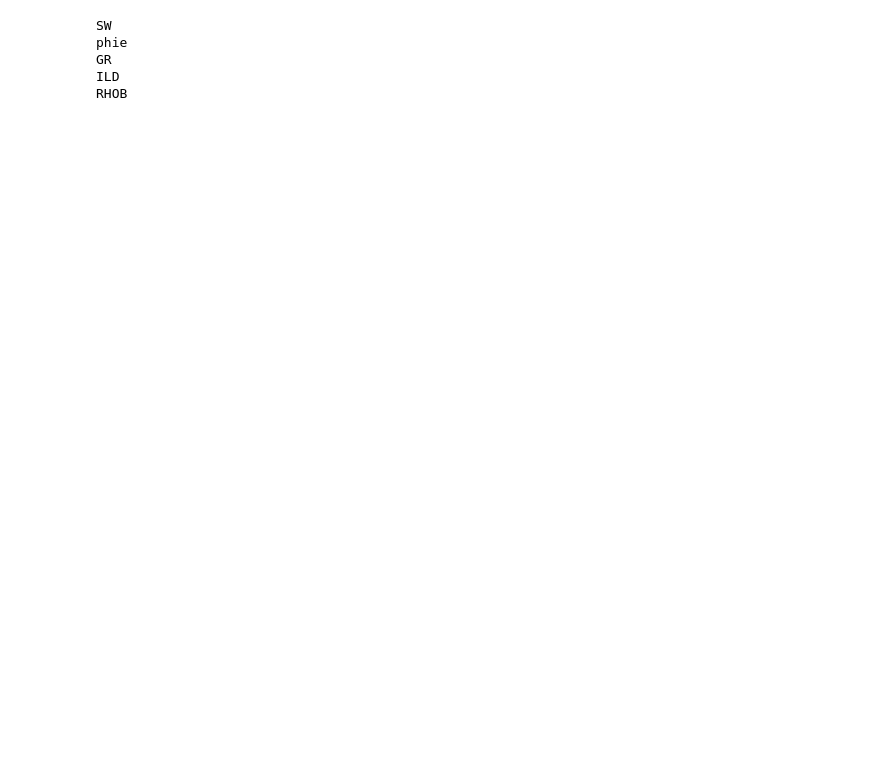
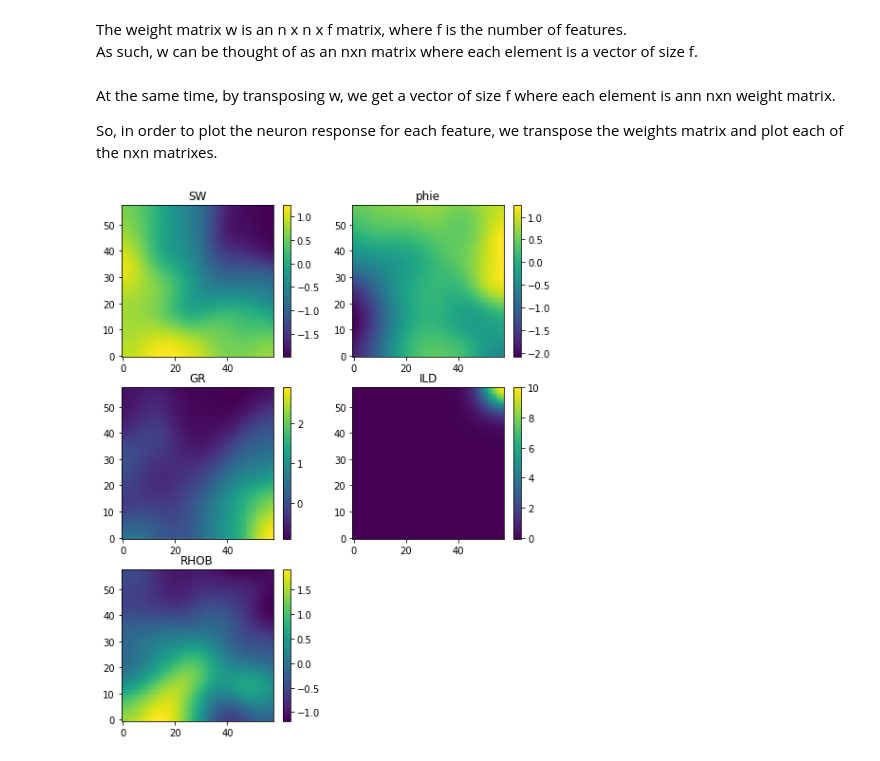
Before and after one commit to jralha/campob, a Jupyter notebook: SOM.ipynb, the cells around one changed output. Cells and saved outputs as stored; diff of their text form; code cells hidden in the pictures; blank space fills up the shorter version.

```diff
--- a/SOM.ipynb
+++ b/SOM.ipynb
@@ -20,4 +26,8 @@ size = len(feature_names)
 # %%
-som = MiniSom(n, n, size, sigma=0.3, learning_rate=0.5) # initialization of nxn SOM
-som.pca_weights_init(data)
-som.train_random(data, 100)
+m=5*np.sqrt(len(features))
+n=int(np.sqrt(m))
+size = len(feature_names)
+
+som = MiniSom(n, n, size, neighborhood_function='gaussian', sigma=10, random_seed=1,learning_rate=0.5) # Initialization of nxn SOM
+som.pca_weights_init(data) #Starting weights from first two Principal Components
+som.train_random(data, 1000) #100 training iterations
@@ -28,9 +34,3 @@ w = som.get_weights()
-# %%
-for i,feat in enumerate(features):
-    print(feat)
-# %% [output]
-SW
-phie
-GR
-ILD
-RHOB
+# %% [markdown]
+The weight matrix w is an n x n x f matrix, where f is the number of features.
+As such, w can be thought of as an nxn matrix where each element is a vector of size f.
@@ -36,0 +39,18 @@ RHOB
+# %% [markdown]
+At the same time, by transposing w, we get a vector of size f where each element is ann nxn weight matrix.
+
+So, in order to plot the neuron response for each feature, we transpose the weights matrix and plot each of the nxn matrixes.
+# %%
+fig = plt.figure(figsize=(8,10))
+for i,feat in enumerate(features):
+    plt.subplot(3,2,i+1)
+    plt.title(feat)
+    im = plt.imshow(w.T[i],cmap='viridis',origin='lower')
+    plt.colorbar()
+#Uncomment to plot distance map at the end
+#plt.subplot(3,2,6)
+#plt.title('Distance Map')
+#im = plt.imshow(som.distance_map(),cmap='viridis',origin='lower')
+#plt.colorbar()
+# %% [output]
+[figure, added]
```
Also changed, not shown: parts of 29 cells of this notebook, 5 other files.
